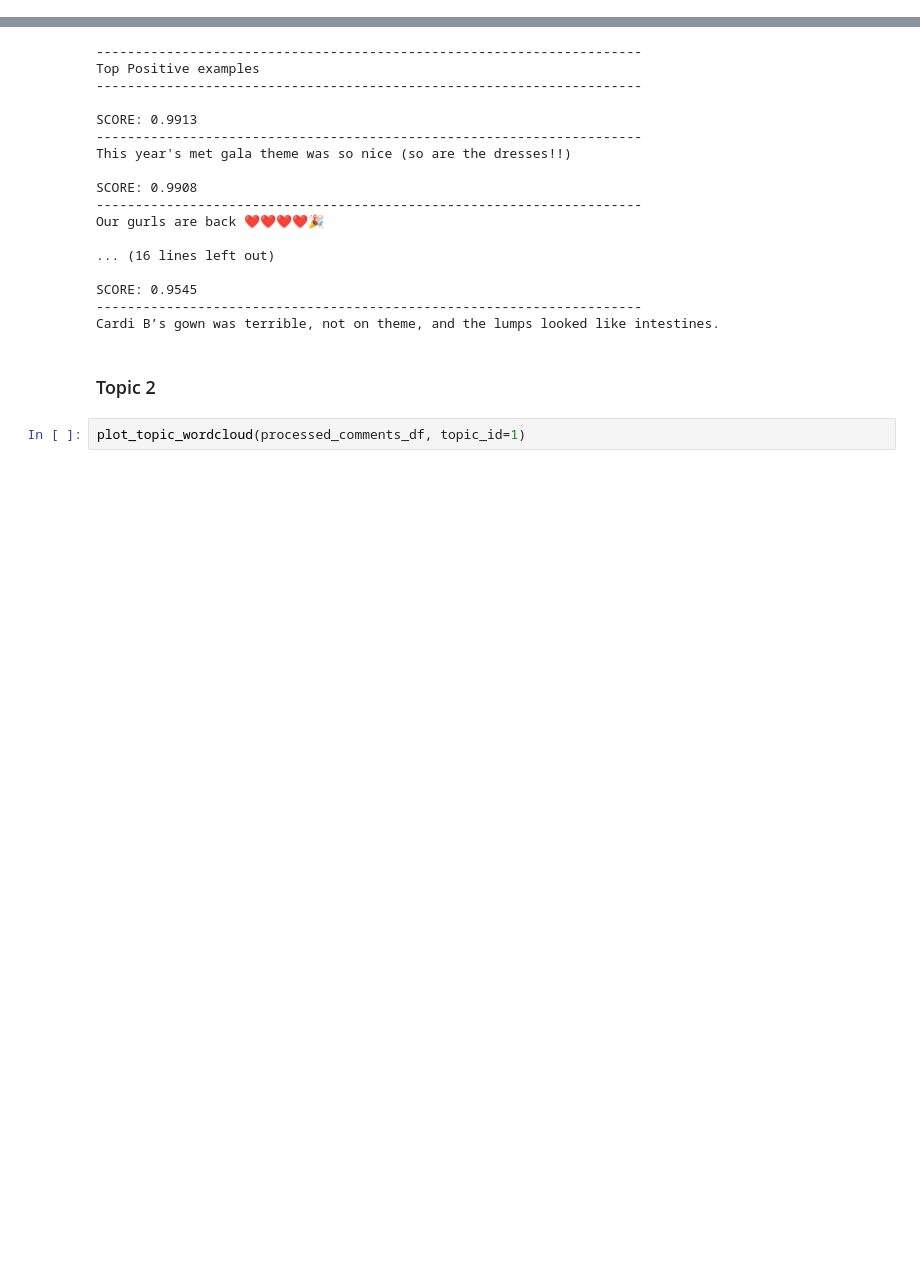
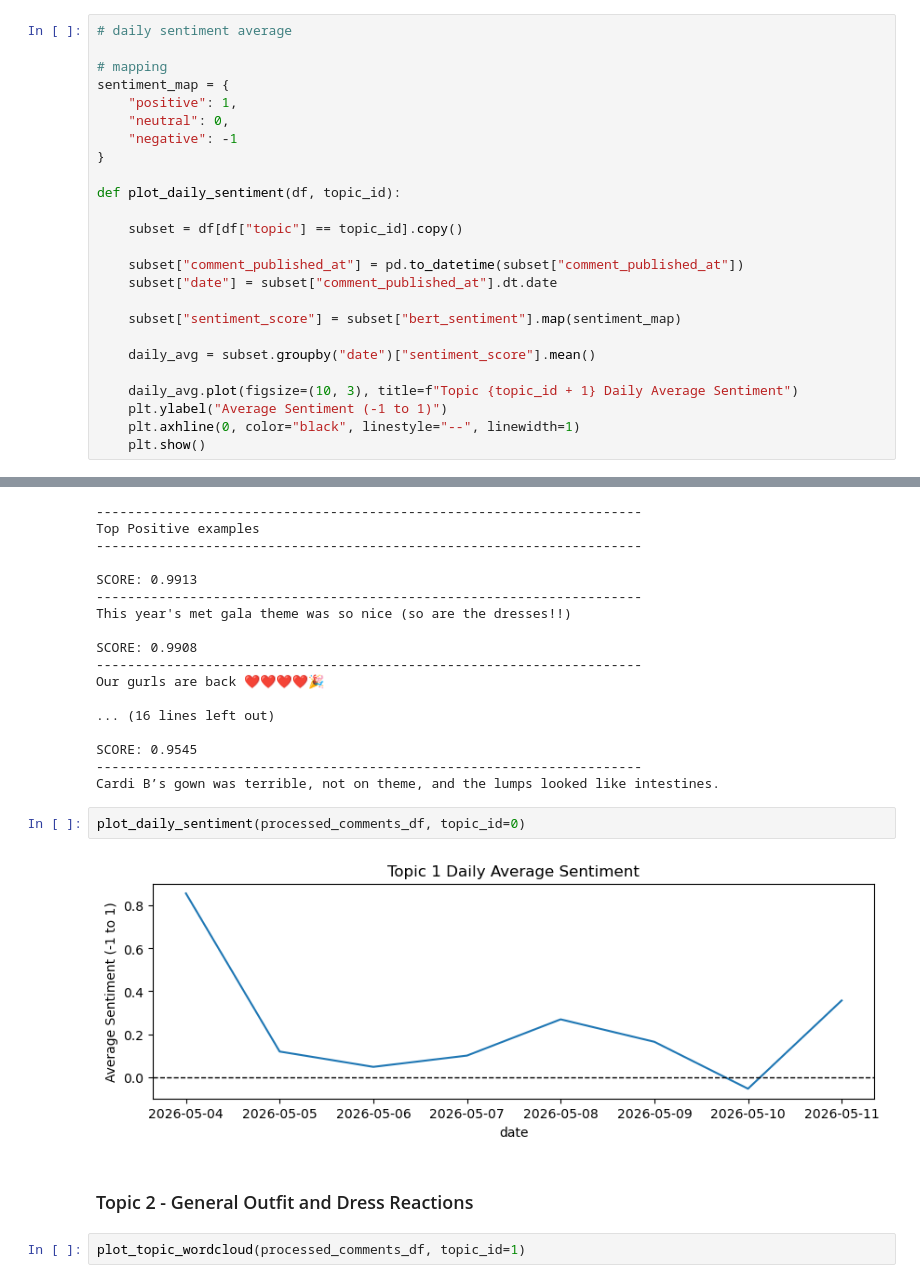
Before and after one commit to gnol-123/Network-Analysis-Project, a Jupyter notebook: notebooks/05_topic_modelling_and_analysis.ipynb, the cells around one changed output, grey strips where cells are left out. Drawn from its saved outputs; the diff is of its cells as text; blank space fills up the shorter version.

Commit message:
daily average sentiment analysis per topic + adding labels to each topic

```diff
--- a/notebooks/05_topic_modelling_and_analysis.ipynb
+++ b/notebooks/05_topic_modelling_and_analysis.ipynb
@@ -875,0 +874,25 @@ def print_top_comments(df, topic_id):
+# %%
+# daily sentiment average
+
+# mapping
+sentiment_map = {
+    "positive": 1,
+    "neutral": 0,
+    "negative": -1
+}
+
+def plot_daily_sentiment(df, topic_id):
+
+    subset = df[df["topic"] == topic_id].copy()
+
+    subset["comment_published_at"] = pd.to_datetime(subset["comment_published_at"])
+    subset["date"] = subset["comment_published_at"].dt.date
+
+    subset["sentiment_score"] = subset["bert_sentiment"].map(sentiment_map)
+
+    daily_avg = subset.groupby("date")["sentiment_score"].mean()
+
+    daily_avg.plot(figsize=(10, 3), title=f"Topic {topic_id + 1} Daily Average Sentiment")
+    plt.ylabel("Average Sentiment (-1 to 1)")
+    plt.axhline(0, color="black", linestyle="--", linewidth=1)
+    plt.show()
@@ -906,8 +931,12 @@ Our gurls are back ❤❤❤❤🎉
 SCORE: 0.9545
 ----------------------------------------------------------------------
 Cardi B’s gown was terrible, not on theme, and the lumps looked like intestines.
+# %%
+plot_daily_sentiment(processed_comments_df, topic_id=0)
+# %% [output]
+[figure, added]
 # %% [markdown]
-### Topic 2
+### Topic 2 - General Outfit and Dress Reactions
 # %%
 plot_topic_wordcloud(processed_comments_df, topic_id=1)
 # %% [output]
```
Also changed, not shown: parts of 7 cells of this notebook.
